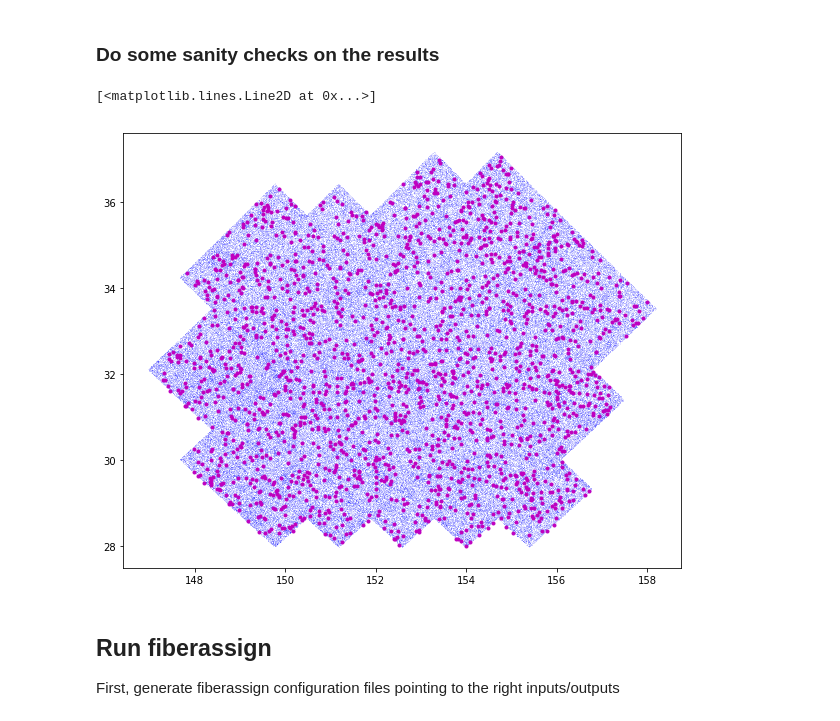
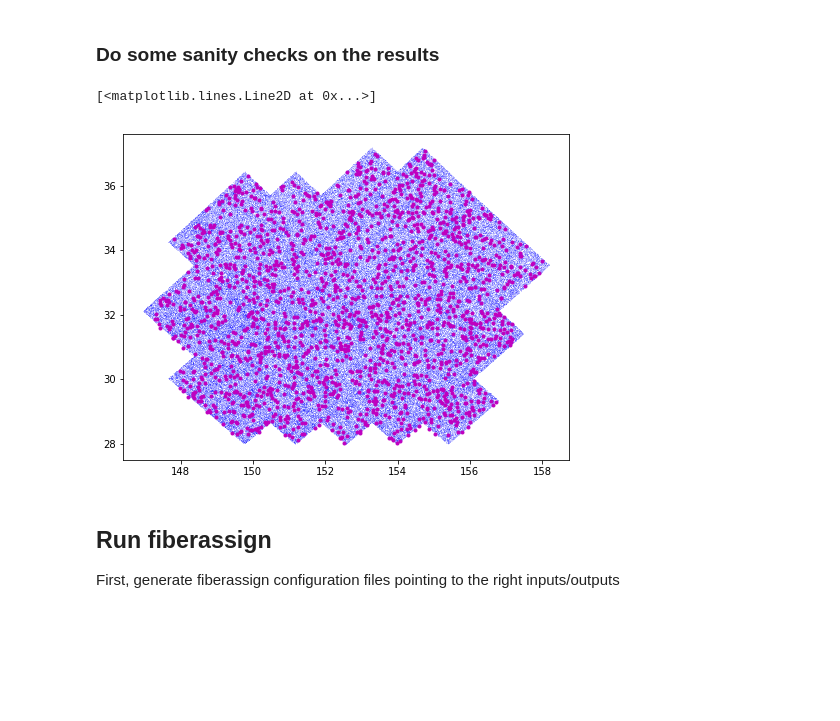
Before and after one commit to desihub/two_percent_DESI, a Jupyter notebook: mini/minitest.ipynb, the cells around one changed output. Saved outputs shown, nothing was run; the diff lists cells and outputs as text; code cells hidden in the pictures; blank space fills up the shorter version.

```diff
--- a/mini/minitest.ipynb
+++ b/mini/minitest.ipynb
@@ -324,12 +379,12 @@ assert np.all(np.in1d(targets['TARGETID'], mtl['TARGETID']))  #- all targets are
 #- no sky targets should be in science targets, though it is possible for standards to also be MWS targets
 assert not np.any(np.in1d(sky['TARGETID'], targets['TARGETID']))
 # %%
-figure(figsize=(10,8))
+figure(figsize=(8,6))
 plot(mtl['RA'], mtl['DEC'], 'b,', alpha=0.1)
 plot(std['RA'], std['DEC'], 'm.')
 # %% [output]
 [<matplotlib.lines.Line2D at 0x...>]
-[figure, old version]
+[figure, new version]
 # %% [markdown]
 ## Run fiberassign
 
```
Also changed, not shown: parts of 60 cells of this notebook, 1 other file.
